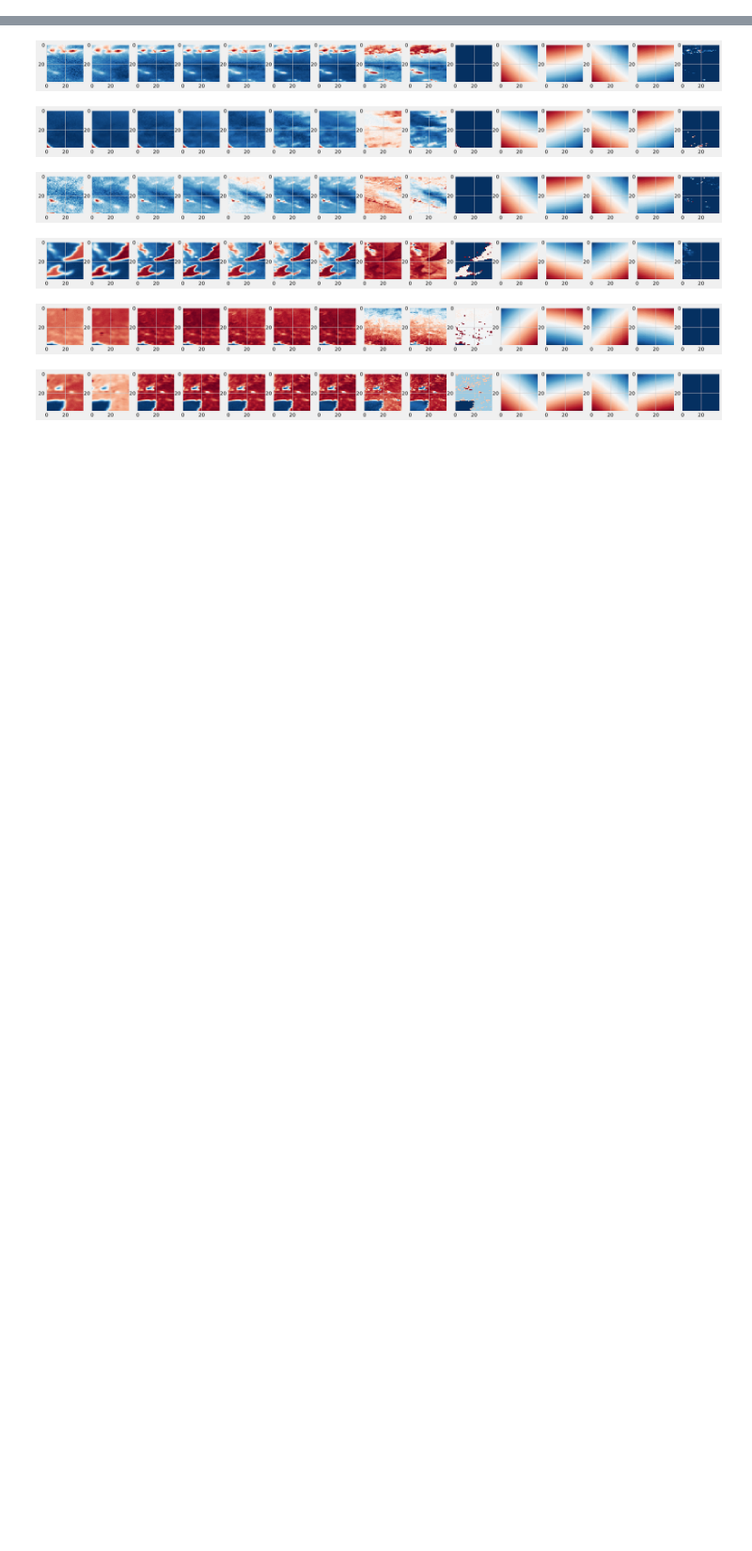
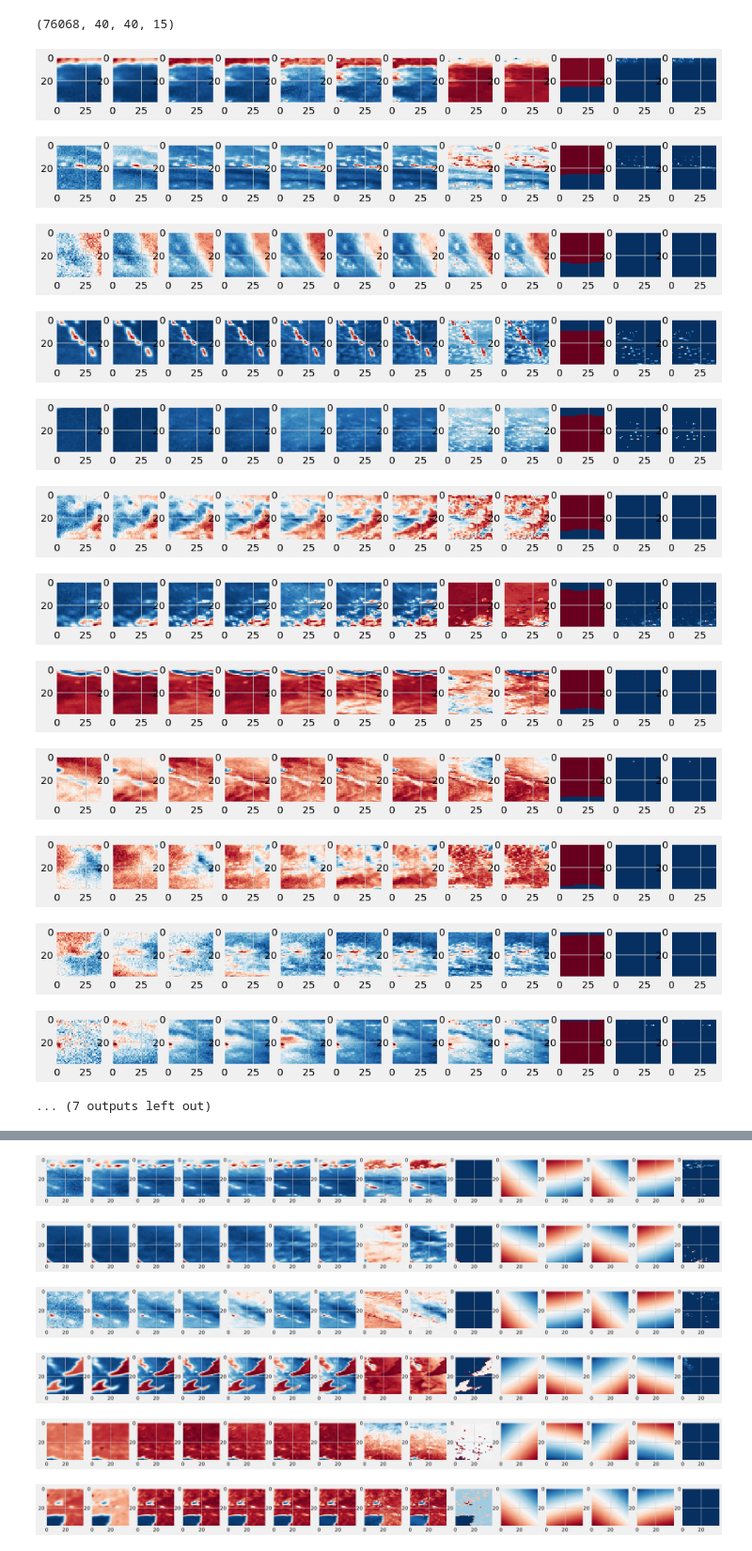
Before and after one commit to FKgk/AIFrenz2, a Jupyter notebook: EDA.ipynb, the cells around one changed output, grey strips where cells are left out. Shown at 94% size. Saved outputs shown, nothing was run; the diff lists cells and outputs as text; code cells hidden in the pictures; blank space fills up the shorter version.

```diff
--- a/EDA.ipynb
+++ b/EDA.ipynb
@@ -23,0 +42,11 @@ from sklearn.linear_model import LinearRegression, Ridge, SGDRegressor
+# %%
+path = os.path.join(os.getcwd(), 'data', 'total.npy')
+data = np.load(path)
+# %%
+data.shape
+# %% [output]
+(76068, 40, 40, 15)
+# %%
+save = [40413, 62427, 45933, 46686, 73211, 54214, 64453, 74096, 45640, 55176, 26086, 19071, 61888, 62923, 34099, 56604, 43002, 17227, 49556]
+
+# 17546 애매함
@@ -23,0 +96,17 @@ from sklearn.linear_model import LinearRegression, Ridge, SGDRegressor
+# %%
+for i in range(0, len(save), 1):
+    visual_save(save[i: i + 1])
+# %% [output]
+[figure, added]
+[figure, added]
+[figure, added]
+[figure, added]
+[figure, added]
+[figure, added]
+[figure, added]
+[figure, added]
+[figure, added]
+[figure, added]
+[figure, added]
+[figure, added]
+... (7 outputs left out)
```
Also changed, not shown: parts of 20 cells of this notebook, 11 other files.
